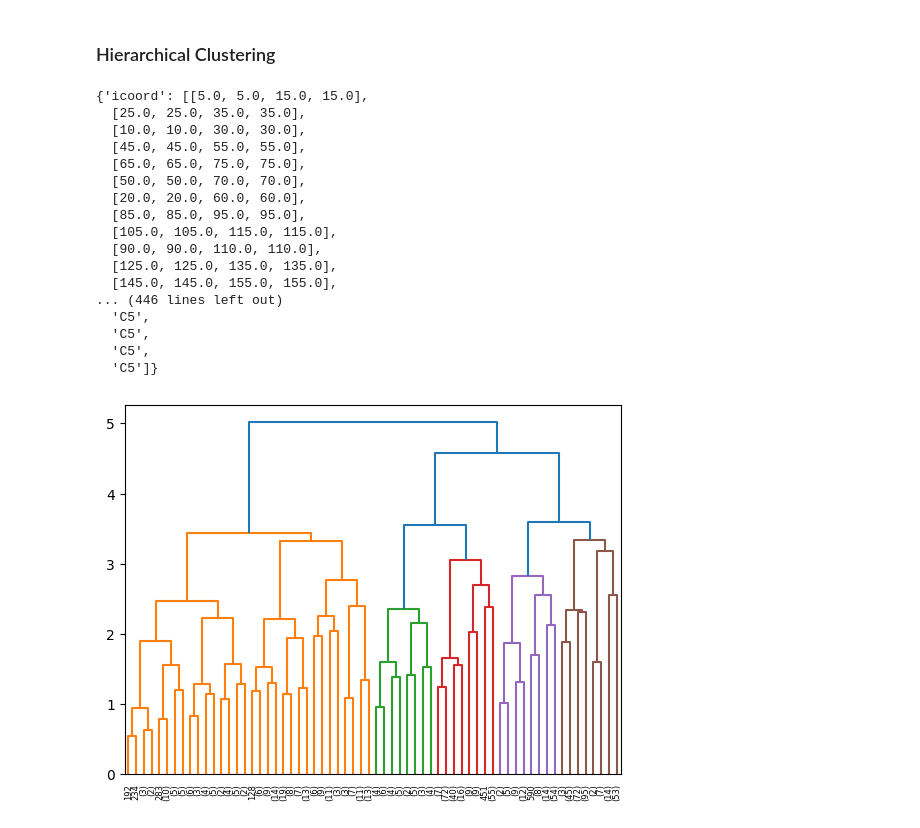
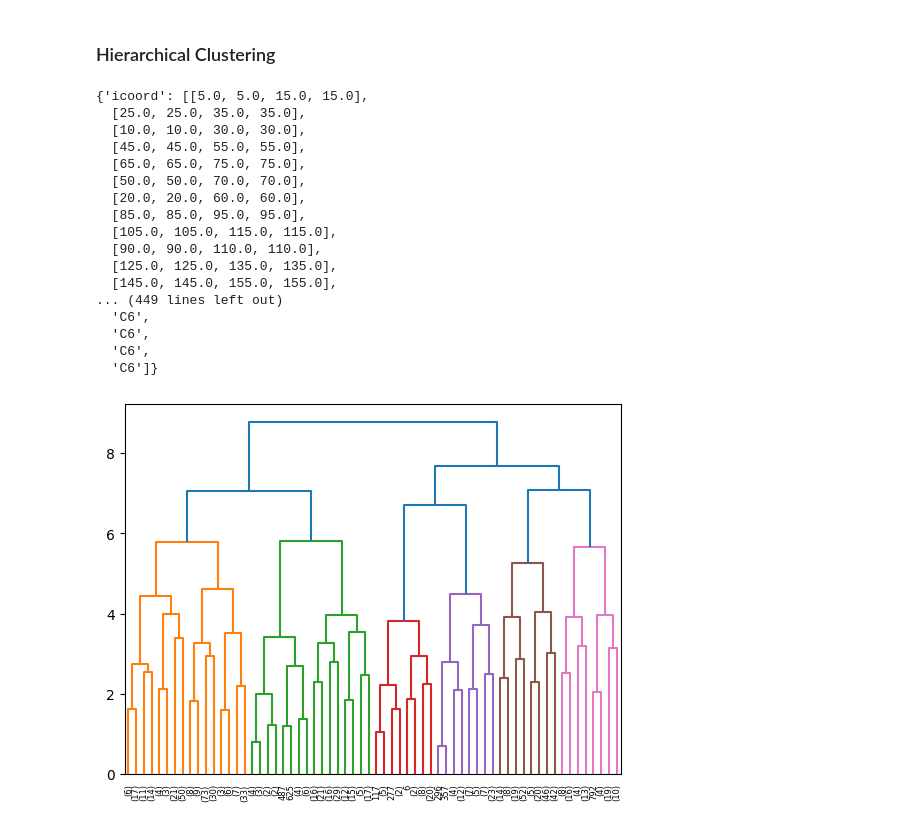
Before and after one commit to yahia997/SprintUp-AI-ML-project, a Jupyter notebook: notebooks/05_unsupervised_learning.ipynb, the cells around one changed output. Saved outputs shown, nothing was run; the diff lists cells and outputs as text; code cells hidden in the pictures.

```diff
--- a/notebooks/05_unsupervised_learning.ipynb
+++ b/notebooks/05_unsupervised_learning.ipynb
@@ -46,24 +46,24 @@ plt.show()
 # %%
 from scipy.cluster.hierarchy import dendrogram, linkage
 
-Z1 = linkage(X, method='average')
+Z1 = linkage(X, method='complete')
 dendrogram(Z1, truncate_mode='level', p=5)
 # %% [output]
 {'icoord': [[5.0, 5.0, 15.0, 15.0],
   [25.0, 25.0, 35.0, 35.0],
   [10.0, 10.0, 30.0, 30.0],
   [45.0, 45.0, 55.0, 55.0],
   [65.0, 65.0, 75.0, 75.0],
   [50.0, 50.0, 70.0, 70.0],
   [20.0, 20.0, 60.0, 60.0],
   [85.0, 85.0, 95.0, 95.0],
   [105.0, 105.0, 115.0, 115.0],
   [90.0, 90.0, 110.0, 110.0],
   [125.0, 125.0, 135.0, 135.0],
   [145.0, 145.0, 155.0, 155.0],
-... (446 lines left out)
-  'C5',
-  'C5',
-  'C5',
-  'C5']}
+... (449 lines left out)
+  'C6',
+  'C6',
+  'C6',
+  'C6']}
-[figure, old version]
+[figure, new version]
```
Also changed, not shown: parts of 2 cells of this notebook, 14 other files.
